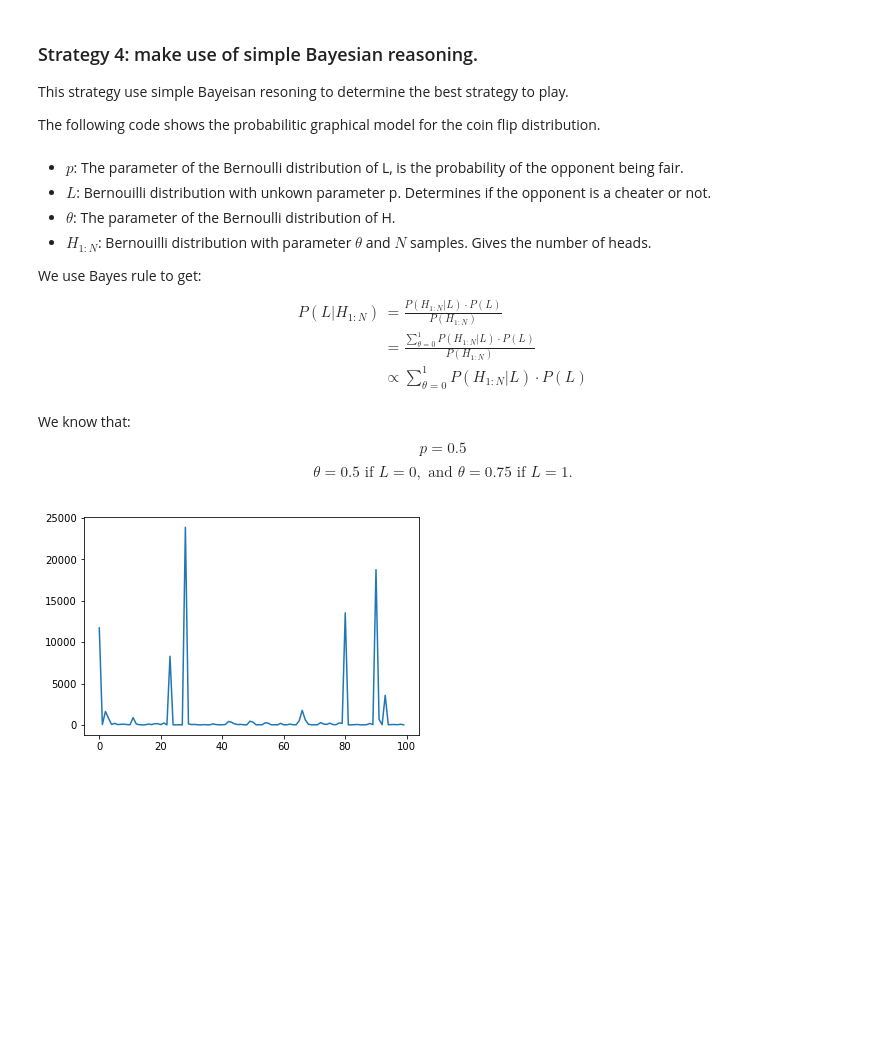
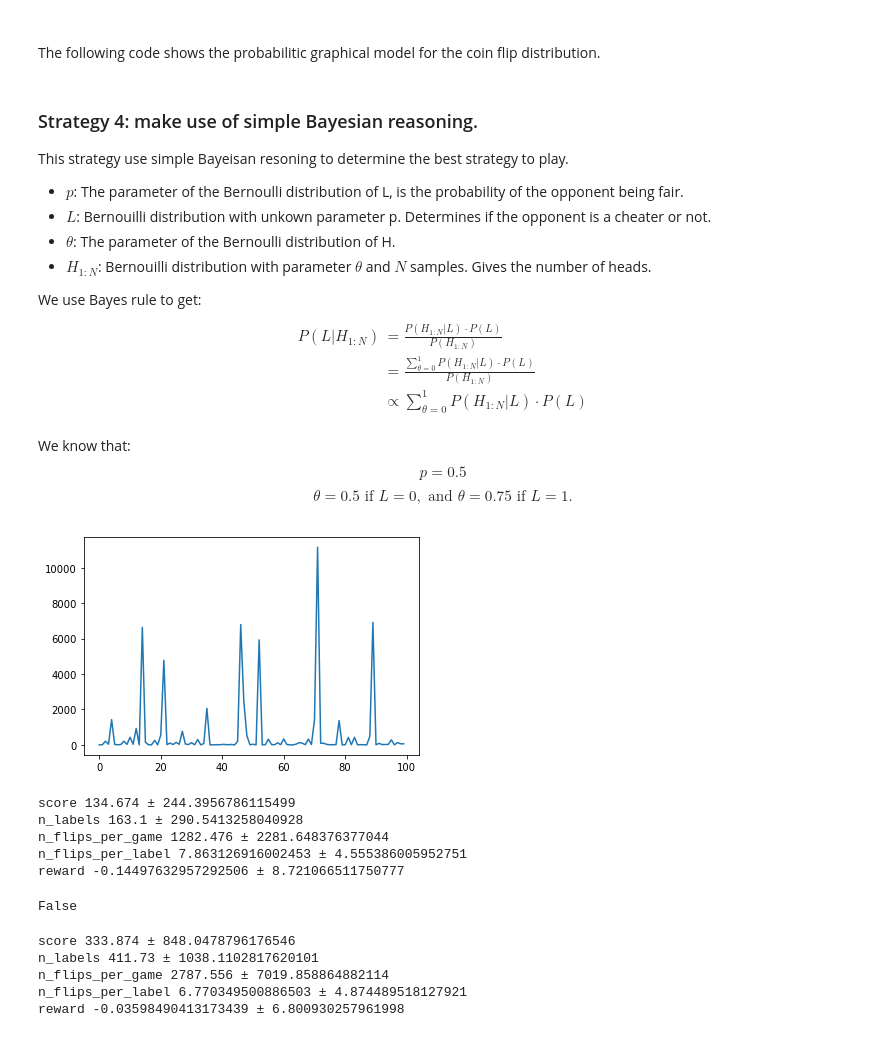
Before and after one commit to albertaillet/Primer_game, a Jupyter notebook: notebooks/strategies/simple_bayesian.ipynb, the cells around one changed output. Drawn from its saved outputs; the diff is of its cells as text; code cells hidden in the pictures; blank space fills up the shorter version.

```diff
--- a/notebooks/strategies/simple_bayesian.ipynb
+++ b/notebooks/strategies/simple_bayesian.ipynb
@@ -31,5 +19,3 @@ def get_pgm():
 # %% [markdown]
-### Strategy 4: make use of simple Bayesian reasoning.
-This strategy use simple Bayeisan resoning to determine the best strategy to play.
-
+#
 The following code shows the probabilitic graphical model for the coin flip distribution.
@@ -38,4 +22,6 @@ get_pgm().set_title("PGM of Coin flip");
 # %% [markdown]
+### Strategy 4: make use of simple Bayesian reasoning.
+This strategy use simple Bayeisan resoning to determine the best strategy to play.
 
 - $p$: The parameter of the Bernoulli distribution of L, is the probability of the opponent being fair.
 - $L$:  Bernouilli distribution with unkown parameter p. Determines if the opponent is a cheater or not.
@@ -118,30 +104,46 @@ class StrategyBayseian:
         else:
             return 0
 # %%
-strat = StrategyBayseian()
+strat = StrategyBayseian(n=500)
 g = CoinGameSimulation()
 scores = []
 # %%
 for i in range(100):
     (n_heads, n_tails, flips_left) = g.reset()
     done = False
     while not done:
         action = strat.strategy(n_heads, n_tails, flips_left)
         (n_heads, n_tails, flips_left), reward, done, info = g.step(action)
 
     score = info["score"]
     scores.append(score)
 
-clear_output(wait=True)
 plt.plot(scores, label="scores")
 plt.show()
 # %% [output]
-[figure, old version]
+[figure, new version]
 # %%
 strat.set_theshold(0.78)
 simulate_strategy(strat.strategy, n_simulations=500)
+# %% [output]
+score 134.674 ± 244.3956786115499
+n_labels 163.1 ± 290.5413258040928
+n_flips_per_game 1282.476 ± 2281.648376377044
+n_flips_per_label 7.863126916002453 ± 4.555386005952751
+reward -0.14497632957292506 ± 8.721066511750777
 # %%
-strat.flip_5_at_start = True
+strat.flip_5_at_start
+# %% [output]
+False
+# %%
+strat.set_theshold(0.78)
+simulate_strategy(strat.strategy, n_simulations=500)
+# %% [output]
+score 333.874 ± 848.0478796176546
+n_labels 411.73 ± 1038.1102817620101
+n_flips_per_game 2787.556 ± 7019.858864882114
+n_flips_per_label 6.770349500886503 ± 4.874489518127921
+reward -0.03598490413173439 ± 6.800930257961998
 # %%
 g = CoinGameBrowser()
 log_file = "log_strat4.txt"
```
Also changed, not shown: parts of 6 cells of this notebook, 1 other file.
